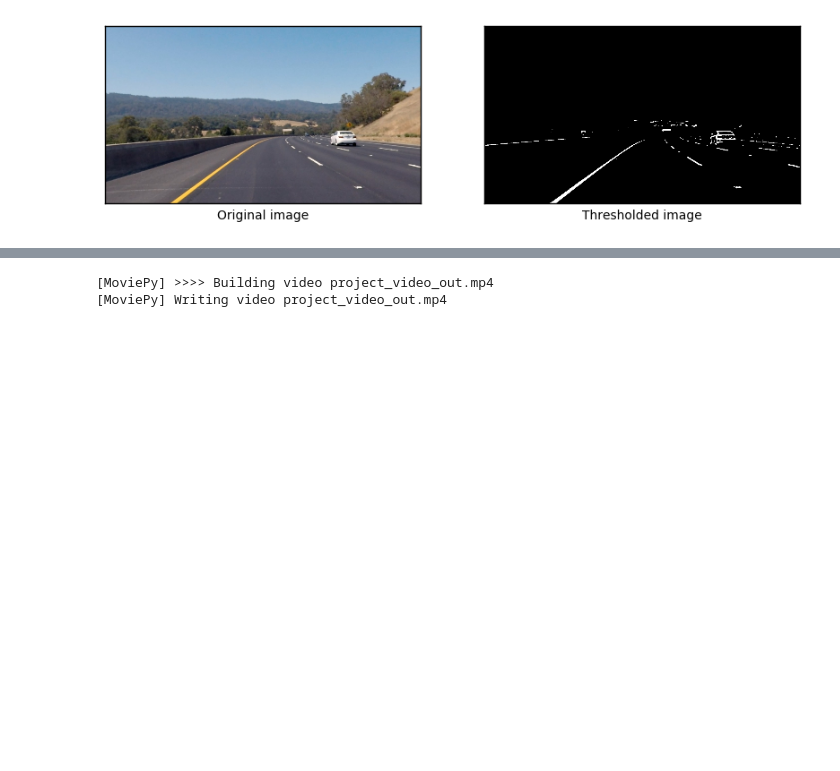
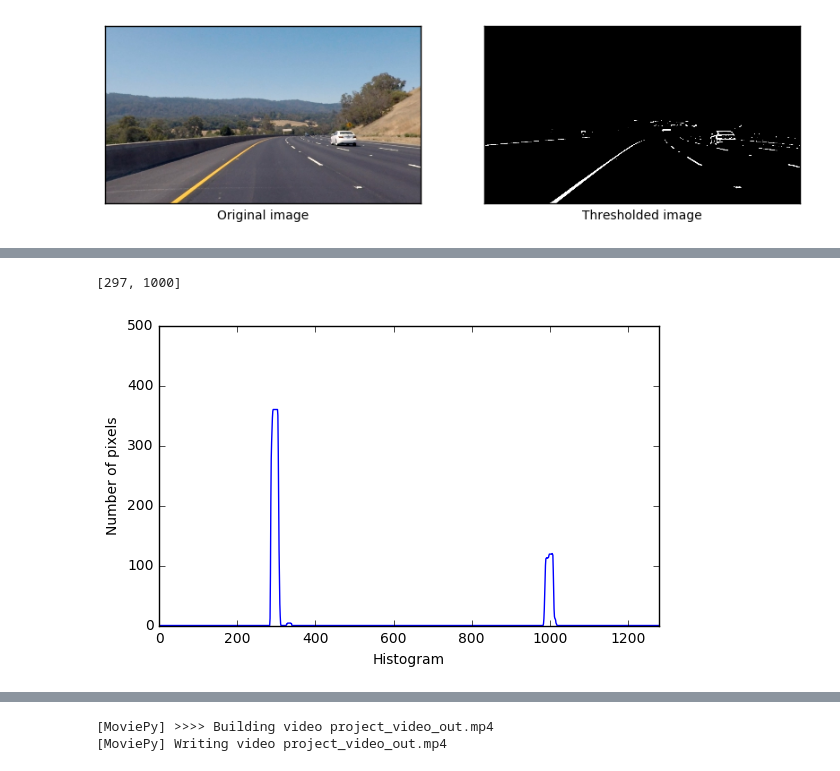
Before and after one commit to thomasantony/CarND-P04-Advanced-Lane-Lines, a Jupyter notebook: Project04.ipynb, the cells around one changed output, grey strips where cells are left out. Saved outputs shown, nothing was run; the diff lists cells and outputs as text; code cells hidden in the pictures; blank space fills up the shorter version.

```diff
--- a/Project04.ipynb
+++ b/Project04.ipynb
@@ -511,7 +520,24 @@ def find_base_points(lanes, min_peak = 25.0):
 #     middle = np.average(idx)
 #     left_pt = max(i for i in idx if i < middle)   # Closest peak to middle on the left
 #     right_pt = min(i for i in idx if i >= middle) # Closest peak to middle on the right
-    return [min(idx), max(idx)]
+    return [min(idx), max(idx)], hist
+# %%
+plt.figure(figsize=(5,3))
+
+base_pts, hist = find_base_points(lanes)
+print(base_pts)
+plt.axes([0, 0.6, 1, 1])
+plt.plot(hist)
+
+plt.ylim([0, 500])
+plt.xlim([0, 1280])
+plt.xlabel('Histogram')
+plt.ylabel('Number of pixels')
+
+plt.show()
+# %% [output]
+[297, 1000]
+[figure, added]
 # %%
 def process_image(image, key_frame_interval=20, cache_length=10):
     global cam_mtx, cam_dist
```
Also changed, not shown: parts of 3 cells of this notebook, 4 other files.
